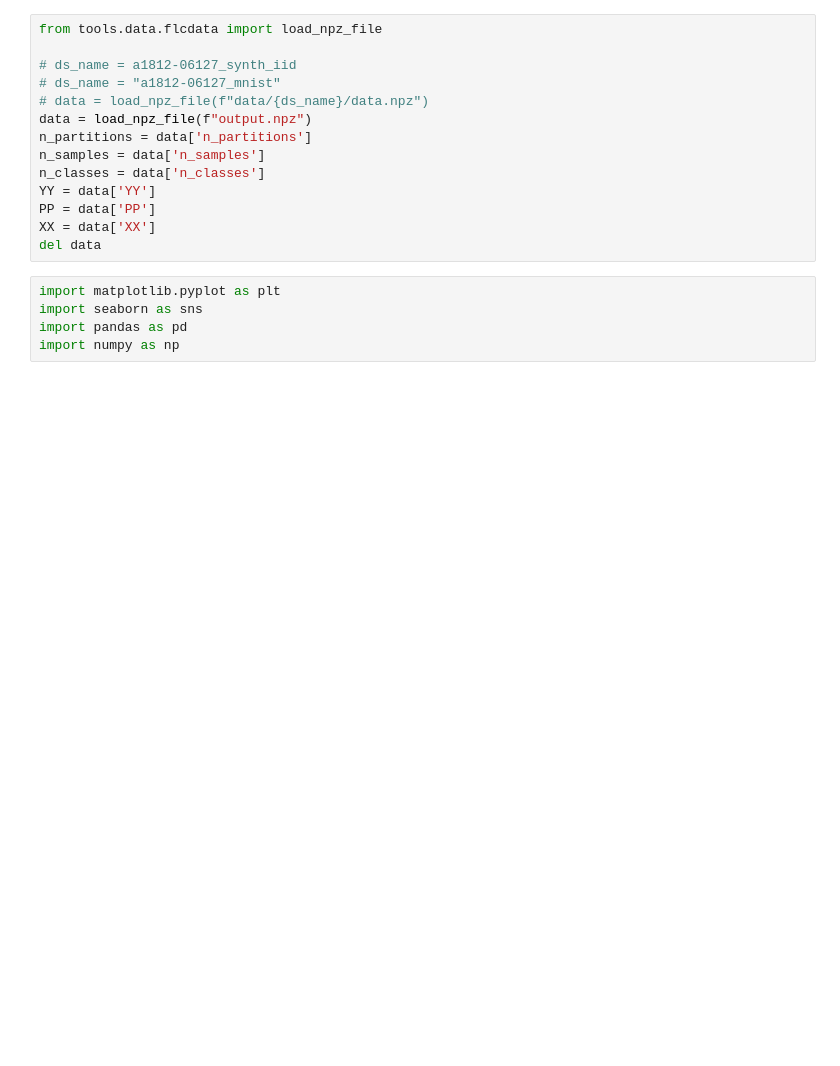
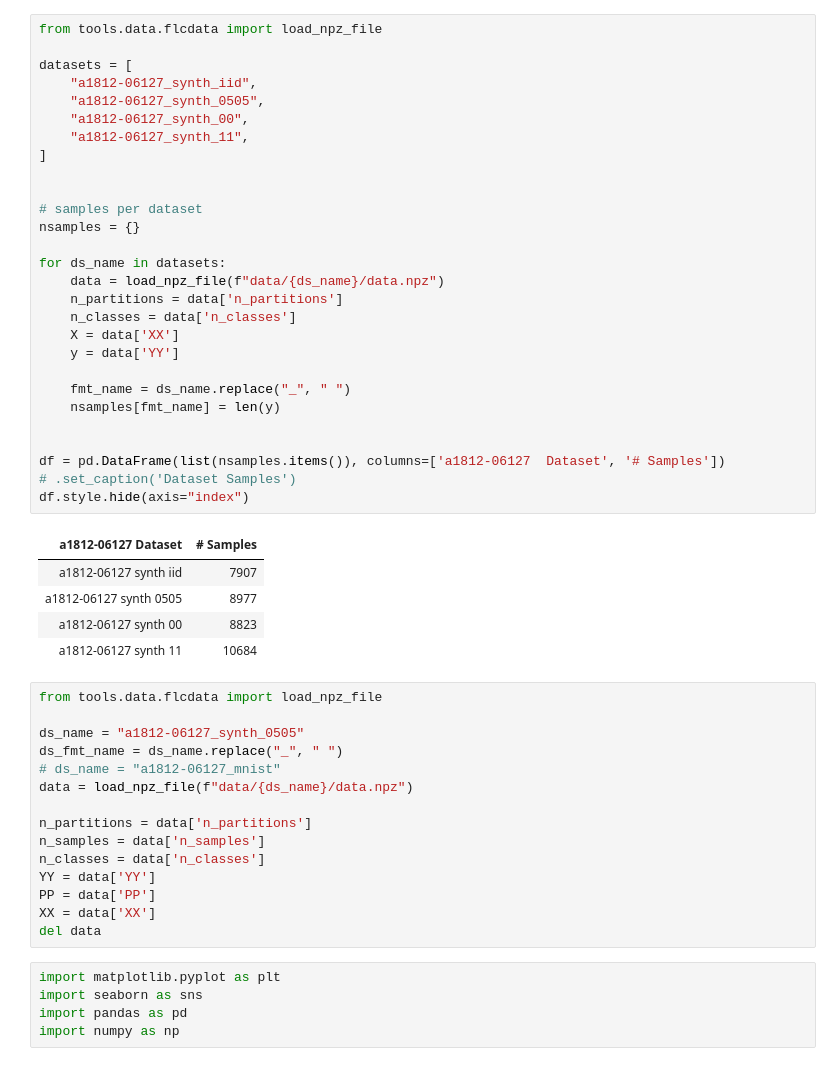
Before and after one commit to mamodev/FLME, a Jupyter notebook: paper/tools/data/ds_ana.ipynb, the cells around one changed output. Cells and saved outputs as stored; diff of their text form; blank space fills up the shorter version.

```diff
--- a/paper/tools/data/ds_ana.ipynb
+++ b/paper/tools/data/ds_ana.ipynb
@@ -1,10 +1,45 @@
+# %%
+from tools.data.flcdata import load_npz_file
+
+datasets = [
+    "a1812-06127_synth_iid",
+    "a1812-06127_synth_0505",
+    "a1812-06127_synth_00",
+    "a1812-06127_synth_11",
+]
+
+
+# samples per dataset
+nsamples = {}
+
+for ds_name in datasets:
+    data = load_npz_file(f"data/{ds_name}/data.npz")
+    n_partitions = data['n_partitions']
+    n_classes = data['n_classes']
+    X = data['XX']
+    y = data['YY']
+
+    fmt_name = ds_name.replace("_", " ")
+    nsamples[fmt_name] = len(y)
+
+
+df = pd.DataFrame(list(nsamples.items()), columns=['a1812-06127  Dataset', '# Samples'])
+# .set_caption('Dataset Samples')
+df.style.hide(axis="index")
+# %% [output]
+| a1812-06127 Dataset | # Samples |
+| a1812-06127 synth iid | 7907 |
+| a1812-06127 synth 0505 | 8977 |
+| a1812-06127 synth 00 | 8823 |
+| a1812-06127 synth 11 | 10684 |
 # %%
 from tools.data.flcdata import load_npz_file
 
-# ds_name = a1812-06127_synth_iid
+ds_name = "a1812-06127_synth_0505"
+ds_fmt_name = ds_name.replace("_", " ")
 # ds_name = "a1812-06127_mnist"
-# data = load_npz_file(f"data/{ds_name}/data.npz")
-data = load_npz_file(f"output.npz")
+data = load_npz_file(f"data/{ds_name}/data.npz")
+
 n_partitions = data['n_partitions']
 n_samples = data['n_samples']
 n_classes = data['n_classes']
```
Also changed, not shown: parts of 4 cells of this notebook, 16 other files.
